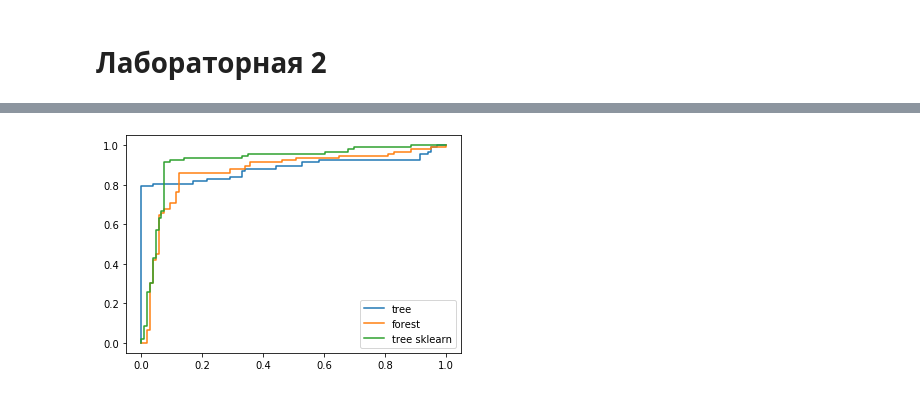
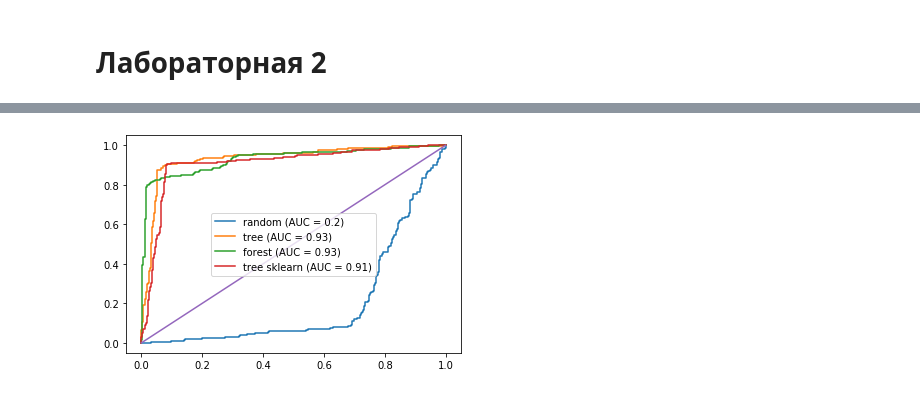
Before and after one commit to Knzaytsev/IntroductionToML, a Jupyter notebook: 2 lab/Lab2.ipynb, the cells around one changed output, grey strips where cells are left out. Saved outputs shown, nothing was run; the diff lists cells and outputs as text; code cells hidden in the pictures.

```diff
--- a/2 lab/Lab2.ipynb
+++ b/2 lab/Lab2.ipynb
@@ -121,10 +147,12 @@ class RandomForest(Classificator):
         for i in range(N):
             Xn = X.sample(int(len(X) * 2 / 3), replace=True)
             Yn = Y.loc[Xn.index]
-            self.model.append(self.create_tree(Xn, Yn, max_depth=max_depth))
+            self.model.append(self.tree.train(Xn, Yn, max_depth=max_depth, random_features=True))
+            #self.model.append(self.create_tree(Xn, Yn, max_depth=max_depth))
         return self.model
 
     def create_tree(self, X, Y, depth=0, max_depth=None, min_leaf=None):
+
         entropy = self.tree.calculate_entropy(Y)
         node = {}
         if entropy == 0 or len(X.columns) == 0:
@@ -221,9 +250,11 @@ class ROC_AUC():
 
     def show(self):
         curves = []
-        for m in self.models:
-            fpr, tpr, auc = self.roc_curve(m[0], m[1])
+        for i in range(len(self.models)):
+            fpr, tpr, auc = self.roc_curve(self.models[i][0], self.models[i][1])
+            self.labels[i] += " (AUC = " + str(round(auc, 2)) + ")"
             plt.plot(fpr, tpr)
+        plt.plot([0, 1], [0, 1])
         plt.legend(self.labels)
         plt.show()
 
@@ -245,18 +276,6 @@ class ROC_AUC():
                 FPR.append(FPR[i - 1])
                 TPR.append(TPR[i - 1] + 1 / m1)
         return (FPR, TPR, AUC)
-
-    '''
-    def roc_curve(self, y_true, y_score):
-        y = pd.DataFrame({'true' : y_true, 'score' : y_score})
-        y = y.sort_values('score', ascending=False).reset_index(drop=True)
-        m = len(y)
-        FPR, TPR = ([0], [0])
-        N0 = 1 / (y.true == 0).sum()
-        N1 = 1 / (y.true == 1).sum()
-        for i in range(m):
-
-    '''
 # %%
 def read_tree(t, tabs='', d=''):
     print(tabs+'predicate: ' + d)
@@ -290,5 +313,15 @@ y = temp.Class
 
 X_train, X_test, Y_train, Y_test = train_test_split(X, y, test_size=0.2, random_state=42)
+# %%
+X = df[df.columns[:-1]]
+y = df.target
+
+X_train, X_test, Y_train, Y_test = train_test_split(X, y, test_size=0.2, random_state=42)
+# %%
+random = RandomClassifier()
+random.train(X_train, Y_train)
+predicted = random.predict(X_test)
+models.append([Y_test, predicted])
 # %%
 tree = DecisionTree()
 t = tree.train(X_train, Y_train)
@@ -336,7 +339,7 @@ tree = DecisionTreeClassifier()
 tree.fit(X_train, Y_train)
 models.append([Y_test, tree.predict_proba(X_test[X_test.columns[:-1]])[:,1]])
 # %%
-roc_auc = ROC_AUC(models, ['tree', 'forest', 'tree sklearn'])
+roc_auc = ROC_AUC(models, ['random', 'tree', 'forest', 'tree sklearn'])
 roc_auc.show()
 # %% [output]
-[figure, old version]
+[figure, new version]
```
Also changed, not shown: parts of 15 cells of this notebook.
